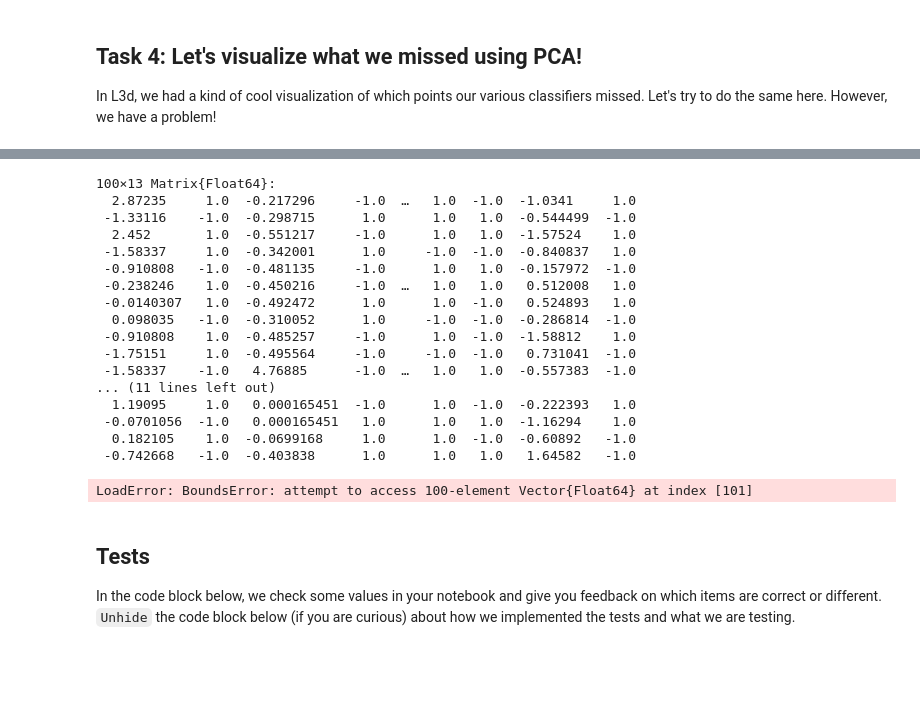
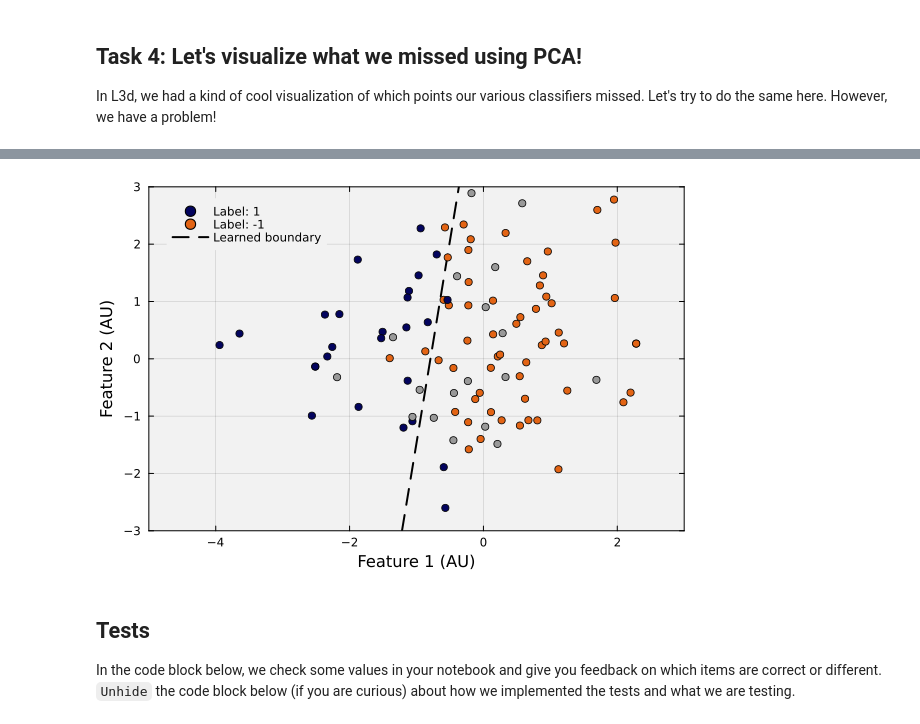
Before and after one commit to varnerlab/PS2-CHEME-5820-SP25, a Jupyter notebook: PS2-CHEME-5820-Solution-S25.ipynb, the cells around one changed output, grey strips where cells are left out. Drawn from its saved outputs; the diff is of its cells as text; code cells hidden in the pictures; blank space fills up the shorter version.

```diff
--- a/PS2-CHEME-5820-Solution-S25.ipynb
+++ b/PS2-CHEME-5820-Solution-S25.ipynb
@@ -179,0 +182,20 @@ my_color_dictionary[-1] = colorant"#e36414"; # color for Label = -1
+# %%
+PM = let
+
+    F = eigen(Σ);
+    λ = F.values;
+    V = F.vectors;
+
+    # get the largest and next largets eigenvectors
+    v₁ = V[:,end]; # largest
+    v₂ = V[:,end-1]; # next largest
+
+    # build the projection matrix -
+    PM = [
+        transpose(v₁) ;
+        transpose(v₂)
+    ];
+
+    # return -
+    PM
+end;
@@ -432,12 +478,14 @@ end
 # %%
 Z = let
 
-    D = training; # what data set?
+    D = test; # what data set?
     number_of_examples = size(D,1); # how many examples do we have (rows)
     number_of_features = size(D,2); # how many features do we have (cols)?
     X = D[:,1:end-1]; # features: need to add a 1 to each row (for bias), after removing the label
 
-    Z = P*transpose(X) |> transpose |> Matrix
+    # compute the reduced system
+    Z = PM*transpose(X) |> transpose |> Matrix
 
+    # return
     Z
-end
+end;
@@ -462,30 +492,10 @@ end
-# %%
-test
-# %% [output]
-100×13 Matrix{Float64}:
-  2.87235     1.0  -0.217296     -1.0  …   1.0  -1.0  -1.0341     1.0
- -1.33116    -1.0  -0.298715      1.0      1.0   1.0  -0.544499  -1.0
-  2.452       1.0  -0.551217     -1.0      1.0   1.0  -1.57524    1.0
- -1.58337     1.0  -0.342001      1.0     -1.0  -1.0  -0.840837   1.0
- -0.910808   -1.0  -0.481135     -1.0      1.0   1.0  -0.157972  -1.0
- -0.238246    1.0  -0.450216     -1.0  …   1.0   1.0   0.512008   1.0
- -0.0140307   1.0  -0.492472      1.0      1.0  -1.0   0.524893   1.0
-  0.098035   -1.0  -0.310052      1.0     -1.0  -1.0  -0.286814  -1.0
- -0.910808    1.0  -0.485257     -1.0      1.0  -1.0  -1.58812    1.0
- -1.75151     1.0  -0.495564     -1.0     -1.0  -1.0   0.731041  -1.0
- -1.58337    -1.0   4.76885      -1.0  …   1.0   1.0  -0.557383  -1.0
-... (11 lines left out)
-  1.19095     1.0   0.000165451  -1.0      1.0  -1.0  -0.222393   1.0
- -0.0701056  -1.0   0.000165451   1.0      1.0   1.0  -1.16294    1.0
-  0.182105    1.0  -0.0699168     1.0      1.0  -1.0  -0.60892   -1.0
- -0.742668   -1.0  -0.403838      1.0      1.0   1.0   1.64582   -1.0
 # %%
 let
-    model = perceptron_model; # which model am I using?
-    dataset = training; # what dataset am I looking at?
+    model = model_simulated_annealing; # which model am I using?
+    dataset = test; # what dataset am I looking at?
     caselabel = "training";
-    actual = y_perceptron;
-    predicted = ŷ_perceptron;
+    actual = y_logistic_sa;
+    predicted = ŷ_logistic_sa;
     number_of_points = size(dataset,1); # number of rows
     p = plot(bg="gray95", background_color_outside="white", framestyle = :box, fg_legend = :transparent); # make an empty plot
 
@@ -496,39 +506,38 @@ let
     scatter!([Z[i,1]], [Z[i,2]], label="Label: $(testlabel)", c=c)
 
     # plot label = -1
     testlabel = -1;
     i = findfirst(label -> label == testlabel,  dataset[:,end])
     c = my_color_dictionary[testlabel]
     scatter!([Z[i,1]], [Z[i,2]], label="Label: $(testlabel)", c=c)
 
     # let's draw the separating hyperplane (in our case, a line)
-    p = model.β;
+    p = model.θ;
     number_of_plane_points = 200;
     x₂ = zeros(number_of_plane_points);
-    x₁ = range(-3,stop=3,length = number_of_plane_points) |> collect;
+    x₁ = range(minimum(Z[:,1]),stop=maximum(Z[:,1]),length = number_of_plane_points) |> collect;
     for i ∈ 1:number_of_plane_points
         x₂[i] = -1*((p[1]/p[2])*x₁[i] + p[3]/p[2]);
     end
-    plot!(x₁,x₂,lw=2, c=:green, label="Learned boundary")
+    plot!(x₁,x₂,lw=2, c=:black, label="Learned boundary", ls=:dash)
 
     # data -
     for i ∈ 1:number_of_points
         actuallabel = actual[i]; # actual label
         testlabel = predicted[i]; # predited label
 
         c = :gray60;
         if (actuallabel == testlabel)
             c = my_color_dictionary[actuallabel]
         end
-        scatter!([Z[i, 1]], [Z[i, 2]], label="", mec=:navy, c=c)
+        scatter!([Z[i, 1]], [Z[i, 2]], label="", mec=:navy, c=c, xlims=(-5,3), ylims=(-3,3))
     end
 
-    title!("Perceptron: $(caselabel)", fontsize=18)
     xlabel!("Feature 1 (AU)", fontsize=18);
     ylabel!("Feature 2 (AU)", fontsize=18);
 end
 # %% [output]
-LoadError: BoundsError: attempt to access 100-element Vector{Float64} at index [101]
+[figure, added]
 # %% [markdown]
 ## Tests
 In the code block below, we check some values in your notebook and give you feedback on which items are correct or different. `Unhide` the code block below (if you are curious) about how we implemented the tests and what we are testing.
```
Also changed, not shown: parts of 16 cells of this notebook.
